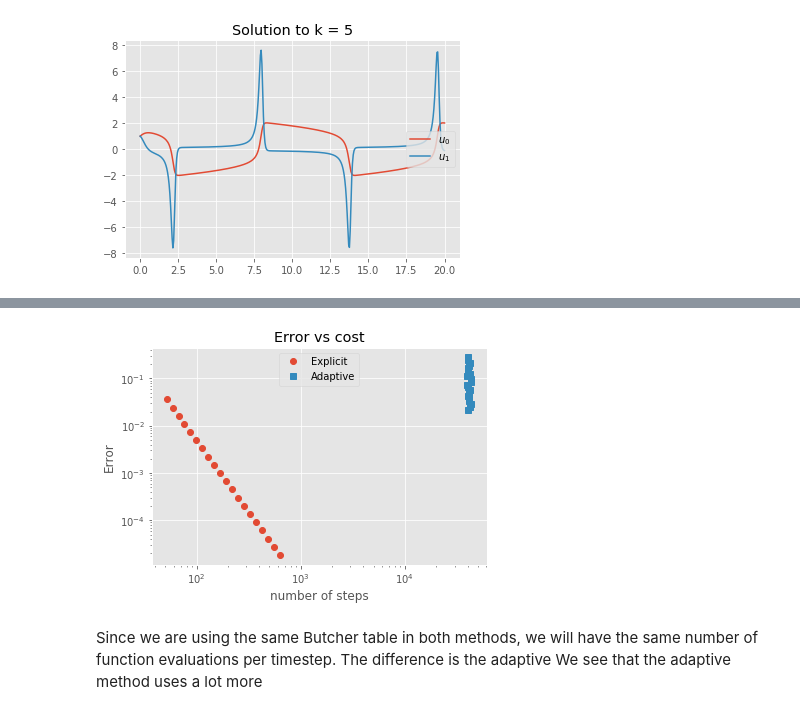
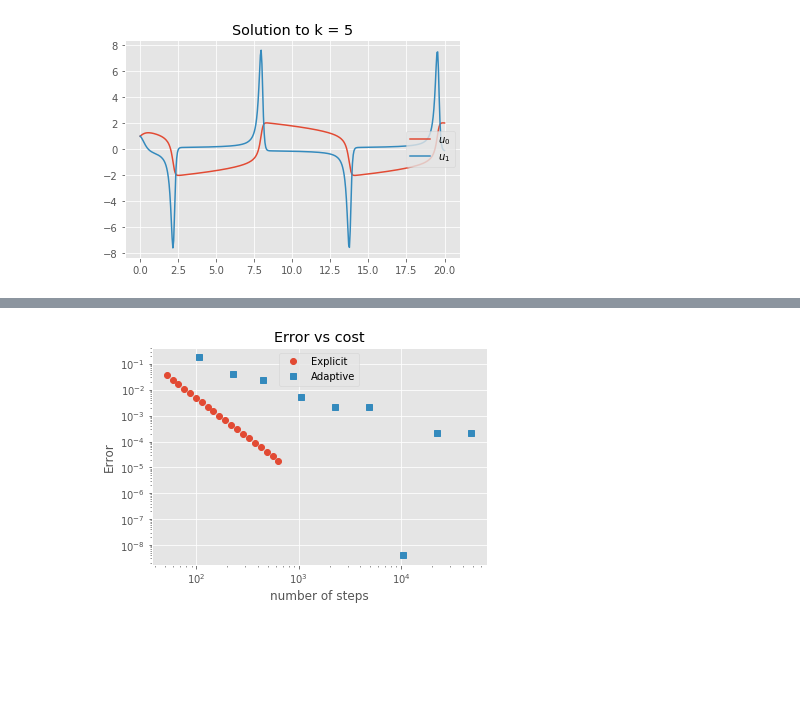
Before and after one commit to LukeMeszar/numpde, a Jupyter notebook: hw4/meszar_hw4.ipynb, the cells around one changed output, grey strips where cells are left out. Cells and saved outputs as stored; diff of their text form; code cells hidden in the pictures; blank space fills up the shorter version.

```diff
--- a/hw4/meszar_hw4.ipynb
+++ b/hw4/meszar_hw4.ipynb
@@ -107,9 +103,8 @@ tests = [test_function(2), test_function(5), test_function(20)]
 u0 = np.array([1.0, 1])
 
 for test in tests:
-    hist, h_hist, e_hist,redo_hist = ode_rkadaptive(test.f, u0, epsilon = 1e-12,h = .05,tfinal = 20)
+    hist, h_hist, e_hist, _ = ode_rkadaptive(test.f, u0, epsilon = 1e-12,h = .05,tfinal = 20)
     t_list = [t for t,u in hist]
-    print(len(redo_hist))
     pyplot.figure()
     pyplot.plot(t_list, [u[0] for t,u in hist], label = '$u_0$')
     pyplot.plot(t_list, [u[1] for t,u in hist], label = '$u_1$')
@@ -134,12 +124,3 @@ for test in tests[:2]:
 # %% [output]
 [figure]
 [figure]
-# %%
-for test in tests[:2]:
-    hist = ode_rkexplicit(test.f, u0, butcher=rk_butcher_4(), h = .05,tfinal = 20)
-    t_list = [t for t,u in hist]
-    pyplot.figure()
-    pyplot.plot(t_list, [u[0] for t,u in hist], label = '$u_0$')
-    pyplot.plot(t_list, [u[1] for t,u in hist], label = '$u_1$')
-    pyplot.legend(loc='right')
-    pyplot.title('Solution to k = %d'%test.k)
@@ -161,13 +139,3 @@ class linear:
     def u(self, t, u0):
         t = np.array(t, ndmin=1)
         return [np.real(expm(self.A*s).dot(u0)) for s in t]
-# %%
-test = linear(np.array([[0, 1],[-1, 0]]))
-u0 = np.array([.5, 0])
-hist = ode_rkexplicit(test.f, u0, h = .05,tfinal = 20)
-t_list = [t for t,u in hist]
-pyplot.figure()
-pyplot.plot(t_list, [u[0] for t,u in hist], label = '$u_0$')
-pyplot.plot(t_list, [u[1] for t,u in hist], label = '$u_1$')
-pyplot.legend(loc='right')
-pyplot.title('Linear problem with explicit method')
@@ -177,8 +141,0 @@ Text(0.5,1,'Linear problem with explicit method')
-# %%
-hist, h_hist, e_hist,redo_hist = ode_rkadaptive(test.f, u0, epsilon = 1e-12,h = .05,tfinal = 20)
-t_list = [t for t,u in hist]
-pyplot.figure()
-pyplot.plot(t_list, [u[0] for t,u in hist], label = '$u_0$')
-pyplot.plot(t_list, [u[1] for t,u in hist], label = '$u_1$')
-pyplot.legend(loc='right')
-pyplot.title('Linear problem with adaptive method')
@@ -188,40 +146,40 @@ Text(0.5,1,'Linear problem with adaptive method')
 # %%
 import inspect
 
-def mms_error(h, rk_butcher,method):
+def mms_error(h, epsilon, rk_butcher,method):
     num_steps = 0
     if len(inspect.signature(method).parameters) > 5:
-        hist, timestep_hist, error_hist, redo_hist = method(test.f, u0, rk_butcher(), tfinal=20, h=h, epsilon = 1e-12)
-        num_steps = len(redo_hist)
+        hist, timestep_hist, error_hist, n_steps = method(test.f, u0, rk_butcher(), tfinal=20, h=h, epsilon = epsilon)
+        num_steps = n_steps
     else:
         hist = method(test.f, u0, rk_butcher(), tfinal=20, h=h)
         num_steps = len(hist)
 
     times = [t for t,u in hist]
     u = np.array([u for t,u in hist])
     return np.linalg.norm(u - test.u(times, u0), np.inf), num_steps
 
 hs = np.logspace(-1.5, -.4, 20)
+epsilons = [10**i for i in range(-12,-3)]
 error_explicit = []
 error_adaptive = []
 num_steps_explicit = []
 num_steps_adaptive = []
 for h in hs:
-    e_explicit, ns_explicit = mms_error(h, rk_butcher_bs3, ode_rkexplicit)
+    e_explicit, ns_explicit = mms_error(h, epsilons[0], rk_butcher_bs3, ode_rkexplicit)
     error_explicit.append(e_explicit)
     num_steps_explicit.append(ns_explicit)
-    e_adaptive, ns_adaptive = mms_error(h, rk_butcher_bs3, ode_rkadaptive)
+for eps in epsilons:
+    e_adaptive, ns_adaptive = mms_error(hs[0], eps, rk_butcher_bs3, ode_rkadaptive)
     error_adaptive.append(e_adaptive)
     num_steps_adaptive.append(ns_adaptive)
 
 
 pyplot.loglog(num_steps_explicit, error_explicit, 'o', label='Explicit')
 pyplot.loglog(num_steps_adaptive, error_adaptive, 's', label='Adaptive')
 pyplot.title('Error vs cost')
 pyplot.ylabel('Error')
 pyplot.xlabel('number of steps')
 pyplot.legend(loc='upper center');
 # %% [output]
-[figure, old version]
+[figure, new version]
-# %% [markdown]
-Since we are using the same Butcher table in both methods, we will have the same number of function evaluations per timestep. The difference is the adaptive   We see that the adaptive method uses a lot more
```
Also changed, not shown: parts of 11 cells of this notebook.
